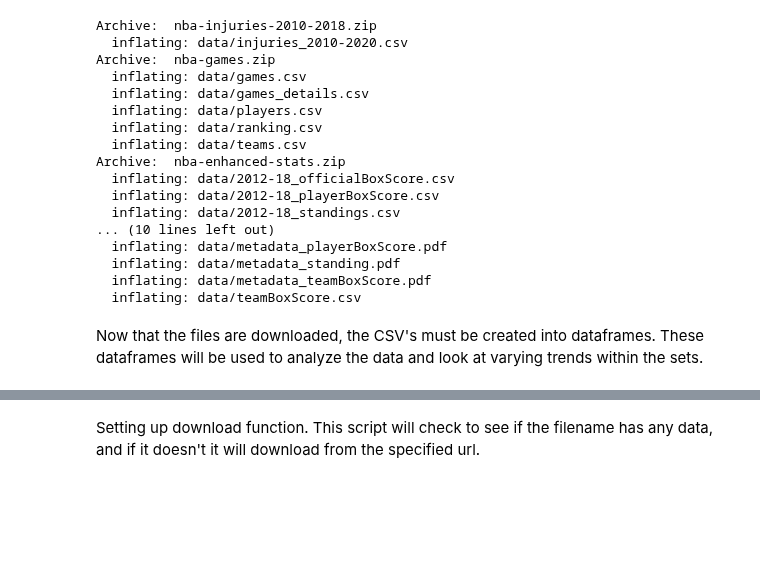
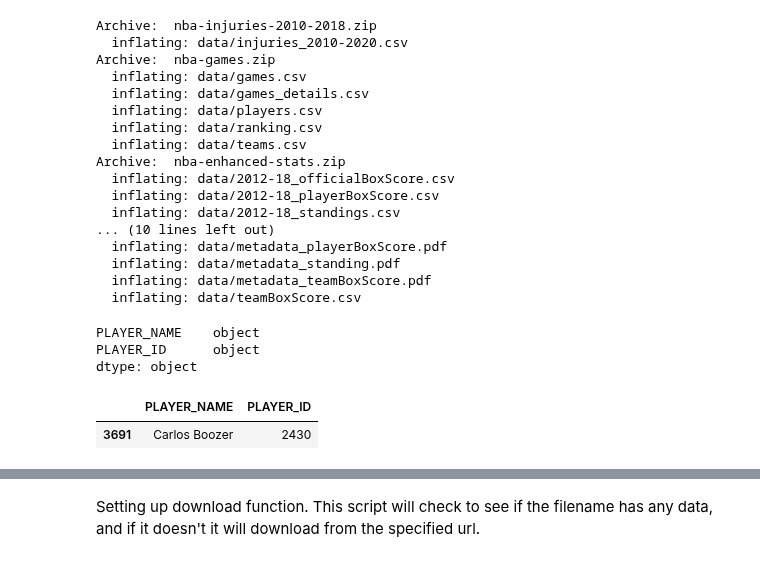
Before and after one commit to cybertraining-dsc/fa20-523-301, a Jupyter notebook: project/project.ipynb, the cells around one changed output, grey strips where cells are left out. Drawn from its saved outputs; the diff is of its cells as text; code cells hidden in the pictures; blank space fills up the shorter version.

```diff
--- a/project/project.ipynb
+++ b/project/project.ipynb
@@ -94,8 +87,6 @@ Archive:  nba-enhanced-stats.zip
   inflating: data/metadata_standing.pdf
   inflating: data/metadata_teamBoxScore.pdf
   inflating: data/teamBoxScore.csv
-# %% [markdown]
-Now that the files are downloaded, the CSV's must be created into dataframes. These dataframes will be used to analyze the data and look at varying trends within the sets.
 # %%
 #create a list for each data set
 ds_NBA_Injuries, ds_NBA_Games, ds_NBA_Enhanced = [], [], []
@@ -132,3 +123,17 @@ ds_NBA_Enhanced = [df_En_officialBS_1218, df_En_officialBS_1617, df_En_officialB
 
 
 #probably need some more data exploration and some feature engineering
+# %%
+df_distinct_playerID = df_Games_players[["PLAYER_NAME", "PLAYER_ID"]].drop_duplicates()
+df_distinct_playerID.astype({'PLAYER_ID':'object'}).dtypes
+#df_Injury_End
+# %% [output]
+PLAYER_NAME    object
+PLAYER_ID      object
+dtype: object
+# %%
+#join player ID,
+df_Injury_Start = df_Injury_Start.join(df_distinct_playerID.astype('object').set_index('PLAYER_NAME'), on='Relinquished')
+# %% [output]
+|  | PLAYER_NAME | PLAYER_ID |
+| 3691 | Carlos Boozer | 2430 |
```
Also changed, not shown: parts of 9 cells of this notebook.
